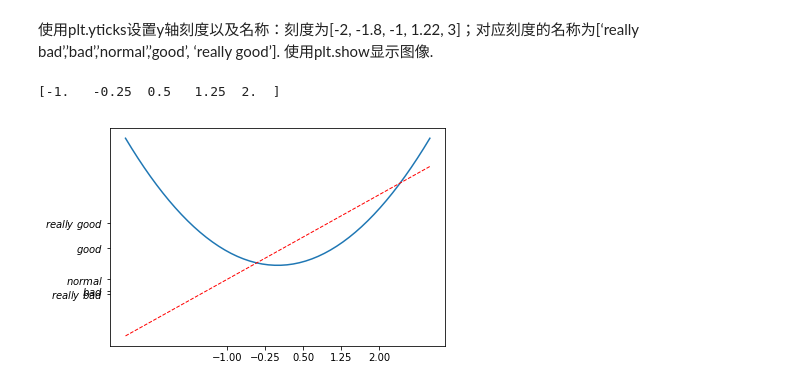
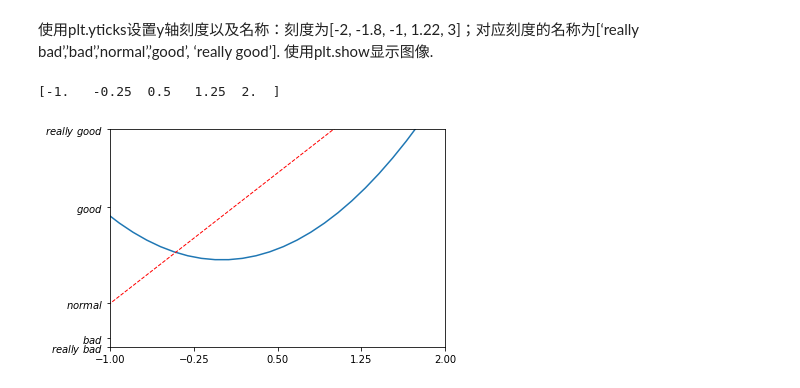
Before and after one commit to van0303/Matplotlib_notebook, a Jupyter notebook: notebooks/00_基本使用.ipynb, the cells around one changed output. Saved outputs shown, nothing was run; the diff lists cells and outputs as text; code cells hidden in the pictures.

```diff
--- a/notebooks/00_基本使用.ipynb
+++ b/notebooks/00_基本使用.ipynb
@@ -101,13 +102,14 @@ plt.show()
 # %%
 plt.figure()
 plt.plot(x, y2)
 plt.plot(x, y1, color='red', linewidth=1.0, linestyle='--')
 new_ticks = np.linspace(-1, 2, 5)
 print(new_ticks)
 plt.xticks(new_ticks)
 plt.yticks([-2, -1.8, -1, 1.22, 3],[r'$really\ bad$', r'$bad$', r'$normal$', r'$good$', r'$really\ good$'])
-
+plt.xlim((-1, 2))
+plt.ylim((-2, 3))
 plt.show()
 # %% [output]
 [-1.   -0.25  0.5   1.25  2.  ]
-[figure, old version]
+[figure, new version]
```
Also changed, not shown: parts of 15 cells of this notebook.
